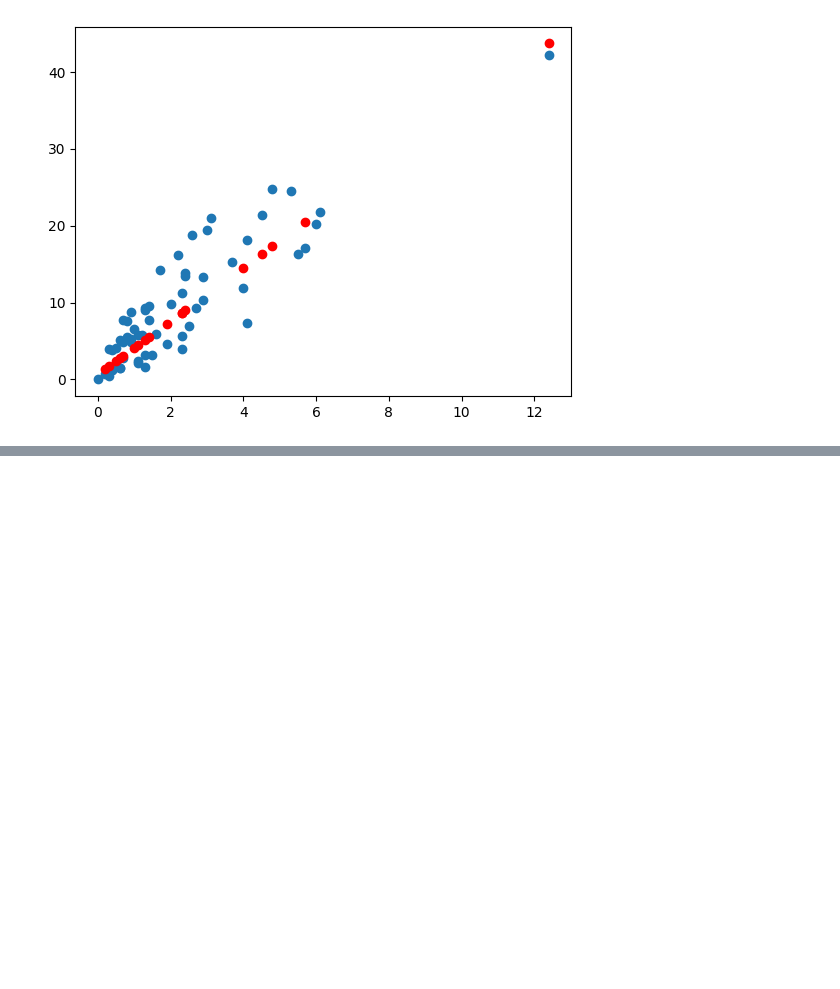
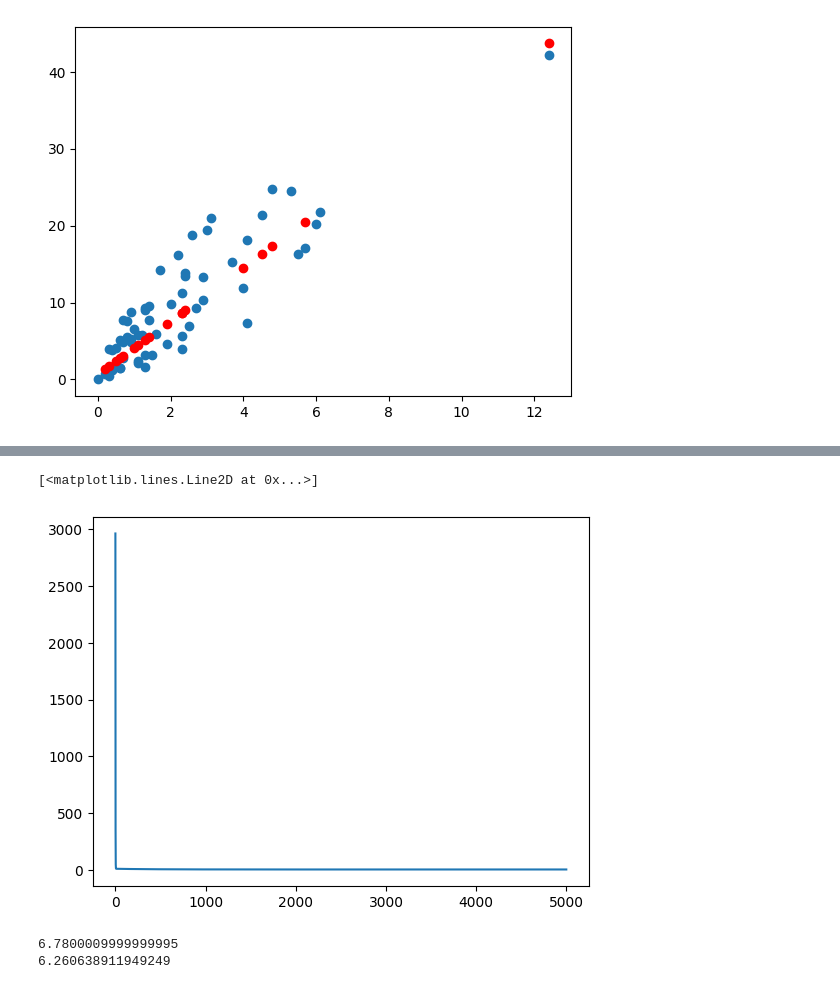
Before and after one commit to Bahrombekk/data, a Jupyter notebook: LINEAR_REGRESSION_TEST.ipynb, the cells around one changed output, grey strips where cells are left out. Drawn from its saved outputs; the diff is of its cells as text; code cells hidden in the pictures; blank space fills up the shorter version.

```diff
--- a/LINEAR_REGRESSION_TEST.ipynb
+++ b/LINEAR_REGRESSION_TEST.ipynb
@@ -312,0 +421,12 @@ plt.scatter(test_x3,y_hat,c="r")
+# %%
+plt.plot(loss_data)
+# %% [output]
+[<matplotlib.lines.Line2D at 0x...>]
+[figure, added]
+# %%
+y_hat=y_test4[5]*w+b
+print(y_test4[5])
+print(y_hat)
+# %% [output]
+6.7800009999999995
+6.260638911949249
```
Also changed, not shown: parts of 17 cells of this notebook.
